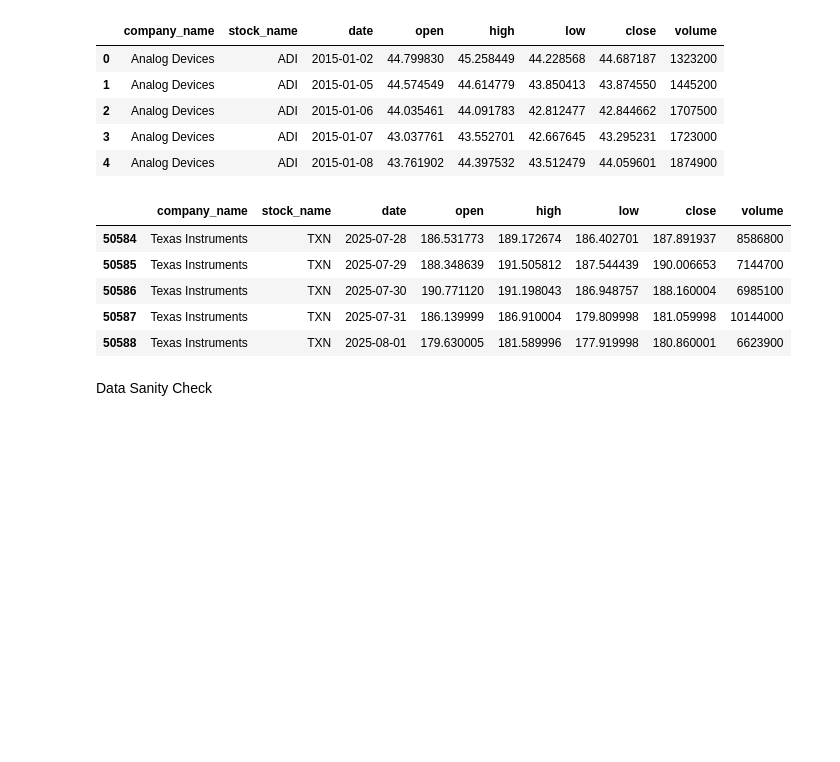
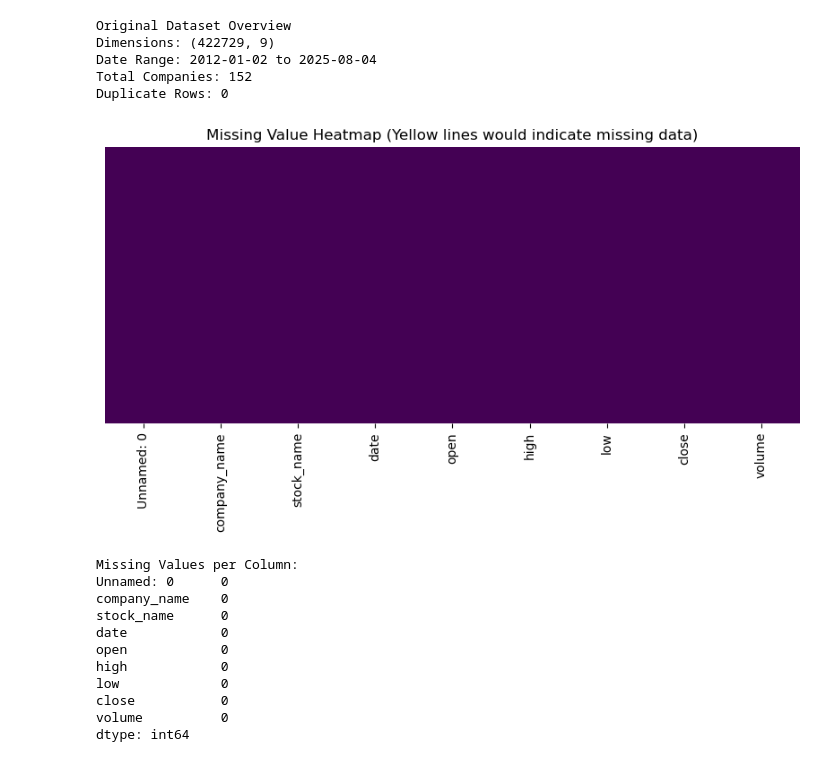
Before and after one commit to ADARSH1496/semiconductor-sector-data-analysis, a Jupyter notebook: notebooks/semiconductor_sector_data_analysis.ipynb, the cells around one changed output. Cells and saved outputs as stored; diff of their text form; code cells hidden in the pictures; blank space fills up the shorter version.

```diff
--- a/notebooks/semiconductor_sector_data_analysis.ipynb
+++ b/notebooks/semiconductor_sector_data_analysis.ipynb
@@ -82,21 +8,40 @@ Filtered dataset saved as: semiconductor_stocks_data_2015_2025.csv
-# %%
-df=pd.read_csv("semiconductor_stocks_data_2015_2025.csv")
-df.head()
-# %% [output]
-|  | company_name | stock_name | date | open | high | low | close | volume |
-| 0 | Analog Devices | ADI | 2015-01-02 | 44.799830 | 45.258449 | 44.228568 | 44.687187 | 1323200 |
-| 1 | Analog Devices | ADI | 2015-01-05 | 44.574549 | 44.614779 | 43.850413 | 43.874550 | 1445200 |
-| 2 | Analog Devices | ADI | 2015-01-06 | 44.035461 | 44.091783 | 42.812477 | 42.844662 | 1707500 |
-| 3 | Analog Devices | ADI | 2015-01-07 | 43.037761 | 43.552701 | 42.667645 | 43.295231 | 1723000 |
-| 4 | Analog Devices | ADI | 2015-01-08 | 43.761902 | 44.397532 | 43.512479 | 44.059601 | 1874900 |
-# %%
-df.tail()
-# %% [output]
-|  | company_name | stock_name | date | open | high | low | close | volume |
-| 50584 | Texas Instruments | TXN | 2025-07-28 | 186.531773 | 189.172674 | 186.402701 | 187.891937 | 8586800 |
-| 50585 | Texas Instruments | TXN | 2025-07-29 | 188.348639 | 191.505812 | 187.544439 | 190.006653 | 7144700 |
-| 50586 | Texas Instruments | TXN | 2025-07-30 | 190.771120 | 191.198043 | 186.948757 | 188.160004 | 6985100 |
-| 50587 | Texas Instruments | TXN | 2025-07-31 | 186.139999 | 186.910004 | 179.809998 | 181.059998 | 10144000 |
-| 50588 | Texas Instruments | TXN | 2025-08-01 | 179.630005 | 181.589996 | 177.919998 | 180.860001 | 6623900 |
-# %% [markdown]
-Data Sanity Check
+# %%
+# Load the raw data
+df = pd.read_csv("semi_conductor_se.csv")
+df["date"] = pd.to_datetime(df["date"])
+
+print("Original Dataset Overview")
+print(f"Dimensions: {df.shape}")
+print(f"Date Range: {df['date'].min().date()} to {df['date'].max().date()}")
+print(f"Total Companies: {df['stock_name'].nunique()}")
+
+# Checking for Duplicates
+duplicates = df.duplicated().sum()
+print(f"Duplicate Rows: {duplicates}")
+# %% [output]
+Original Dataset Overview
+Dimensions: (422729, 9)
+Date Range: 2012-01-02 to 2025-08-04
+Total Companies: 152
+Duplicate Rows: 0
+# %%
+plt.figure(figsize=(10, 4))
+sns.heatmap(df.isnull(), cbar=False, cmap='viridis', yticklabels=False)
+plt.title("Missing Value Heatmap (Yellow lines would indicate missing data)")
+plt.show()
+
+print("Missing Values per Column:")
+print(df.isnull().sum())
+# %% [output]
+[figure, added]
+Missing Values per Column:
+Unnamed: 0      0
+company_name    0
+stock_name      0
+date            0
+open            0
+high            0
+low             0
+close           0
+volume          0
+dtype: int64
```
Also changed, not shown: parts of 40 cells of this notebook, 1 other file.
